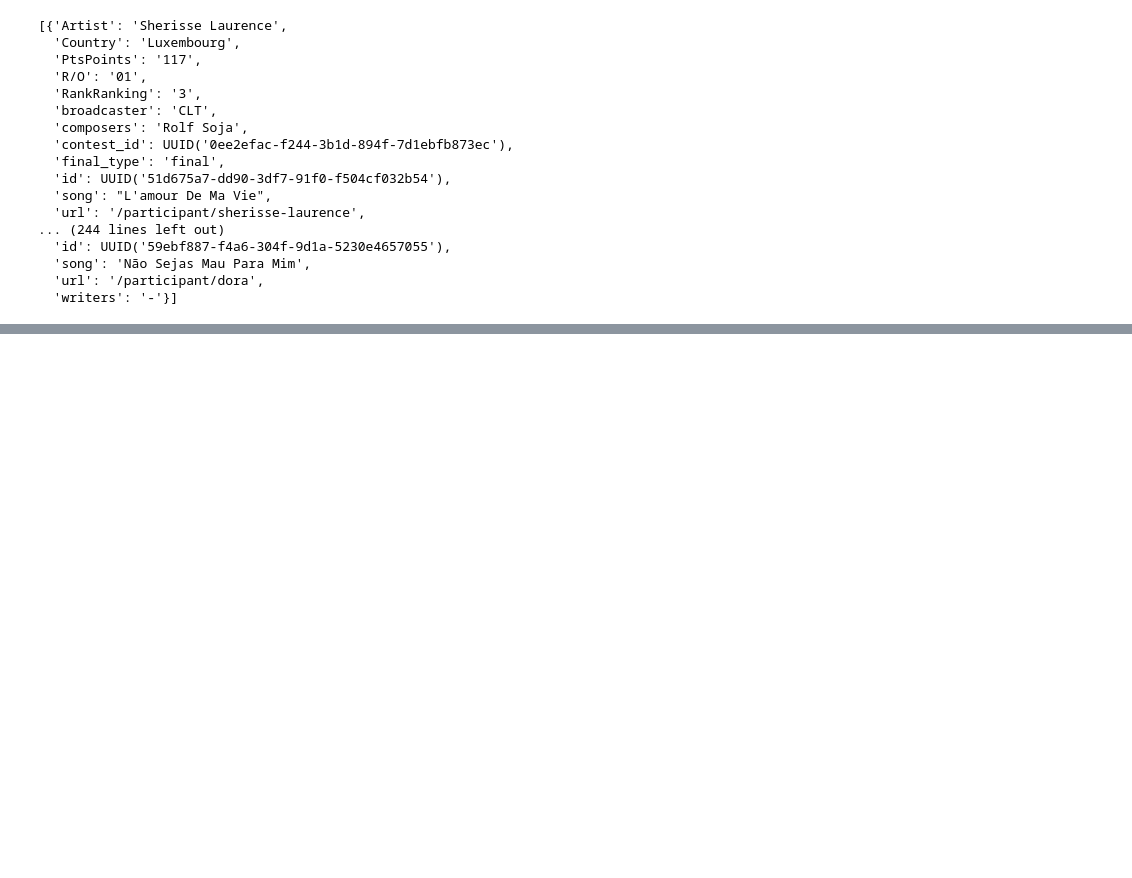
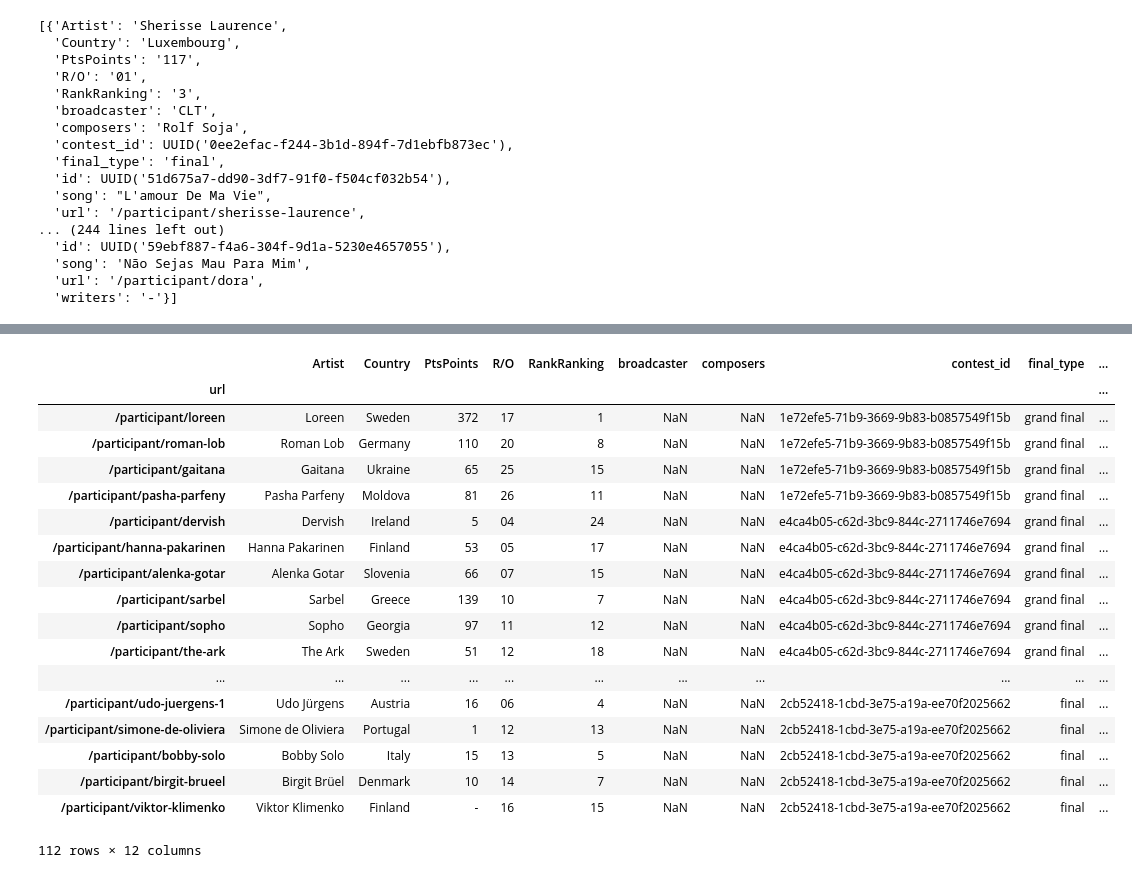
Before and after one commit to xeophin/lede-data-and-databases, a Jupyter notebook: project/esc.ipynb, the cells around one changed output, grey strips where cells are left out. Cells and saved outputs as stored; diff of their text form; code cells hidden in the pictures; blank space fills up the shorter version.

Commit message:
feat(Project): add missing data pieces

```diff
--- a/project/esc.ipynb
+++ b/project/esc.ipynb
@@ -122,18 +122,32 @@ contests_df.to_csv('project/contests-' + TODAY + '.csv', index=False)
 
 from time import sleep
 from random import randint
+# %%
+# this should help me keep track of the requests and give me an idea when I'm
+#  starting to tax the system too much
+request_stats = []
 # %%
 def get_song_details(song_url):
   full_url = BASE_URL + song_url
 
   # Let's be cautious and not pelt the server with too many requests at once
-  sleep(randint(5, 10))
+  delay = randint(1, 20)
+  sleep(delay)
   response = requests.get(full_url)
 
-  if response.status_code > 200:
+  if response.ok is not True:
     print('  Request for {} failed.'.format(song_url))
-    print('  Status:', response.status_code, response.content)
+    print('  Status:', response.status_code)
     return {}
+
+  request_stat = {
+    'delay': delay,
+    'url': response.url,
+    'status': response.status_code,
+    'timestamp': datetime.datetime.now().timestamp()
+  }
+
+  request_stats.append(request_stat)
 
   song_soup = BeautifulSoup(response.text, 'lxml')
 
@@ -293,0 +290,3 @@ finalists_list
+# %%
+
+finalists_df.set_index('url', inplace=True, verify_integrity=True)
@@ -293,0 +296,25 @@ finalists_list
+# %%
+# get the lines where the requests failed and we have missing data
+
+missing_data_slice = finalists_df[finalists_df['broadcaster'].isna()]
+missing_data_slice
+# %% [output]
+|  | Artist | Country | PtsPoints | R/O | RankRanking | broadcaster | composers | contest_id | final_type | ... |
+| url |  |  |  |  |  |  |  |  |  | ... |
+| /participant/loreen | Loreen | Sweden | 372 | 17 | 1 | NaN | NaN | 1e72efe5-71b9-3669-9b83-b0857549f15b | grand final | ... |
+| /participant/roman-lob | Roman Lob | Germany | 110 | 20 | 8 | NaN | NaN | 1e72efe5-71b9-3669-9b83-b0857549f15b | grand final | ... |
+| /participant/gaitana | Gaitana | Ukraine | 65 | 25 | 15 | NaN | NaN | 1e72efe5-71b9-3669-9b83-b0857549f15b | grand final | ... |
+| /participant/pasha-parfeny | Pasha Parfeny | Moldova | 81 | 26 | 11 | NaN | NaN | 1e72efe5-71b9-3669-9b83-b0857549f15b | grand final | ... |
+| /participant/dervish | Dervish | Ireland | 5 | 04 | 24 | NaN | NaN | e4ca4b05-c62d-3bc9-844c-2711746e7694 | grand final | ... |
+| /participant/hanna-pakarinen | Hanna Pakarinen | Finland | 53 | 05 | 17 | NaN | NaN | e4ca4b05-c62d-3bc9-844c-2711746e7694 | grand final | ... |
+| /participant/alenka-gotar | Alenka Gotar | Slovenia | 66 | 07 | 15 | NaN | NaN | e4ca4b05-c62d-3bc9-844c-2711746e7694 | grand final | ... |
+| /participant/sarbel | Sarbel | Greece | 139 | 10 | 7 | NaN | NaN | e4ca4b05-c62d-3bc9-844c-2711746e7694 | grand final | ... |
+| /participant/sopho | Sopho | Georgia | 97 | 11 | 12 | NaN | NaN | e4ca4b05-c62d-3bc9-844c-2711746e7694 | grand final | ... |
+| /participant/the-ark | The Ark | Sweden | 51 | 12 | 18 | NaN | NaN | e4ca4b05-c62d-3bc9-844c-2711746e7694 | grand final | ... |
+| ... | ... | ... | ... | ... | ... | ... | ... | ... | ... | ... |
+| /participant/udo-juergens-1 | Udo Jürgens | Austria | 16 | 06 | 4 | NaN | NaN | 2cb52418-1cbd-3e75-a19a-ee70f2025662 | final | ... |
+| /participant/simone-de-oliviera | Simone de Oliviera | Portugal | 1 | 12 | 13 | NaN | NaN | 2cb52418-1cbd-3e75-a19a-ee70f2025662 | final | ... |
+| /participant/bobby-solo | Bobby Solo | Italy | 15 | 13 | 5 | NaN | NaN | 2cb52418-1cbd-3e75-a19a-ee70f2025662 | final | ... |
+| /participant/birgit-brueel | Birgit Brüel | Denmark | 10 | 14 | 7 | NaN | NaN | 2cb52418-1cbd-3e75-a19a-ee70f2025662 | final | ... |
+| /participant/viktor-klimenko | Viktor Klimenko | Finland | - | 16 | 15 | NaN | NaN | 2cb52418-1cbd-3e75-a19a-ee70f2025662 | final | ... |
+112 rows × 12 columns
```
Also changed, not shown: parts of 8 cells of this notebook, 1 other file.
